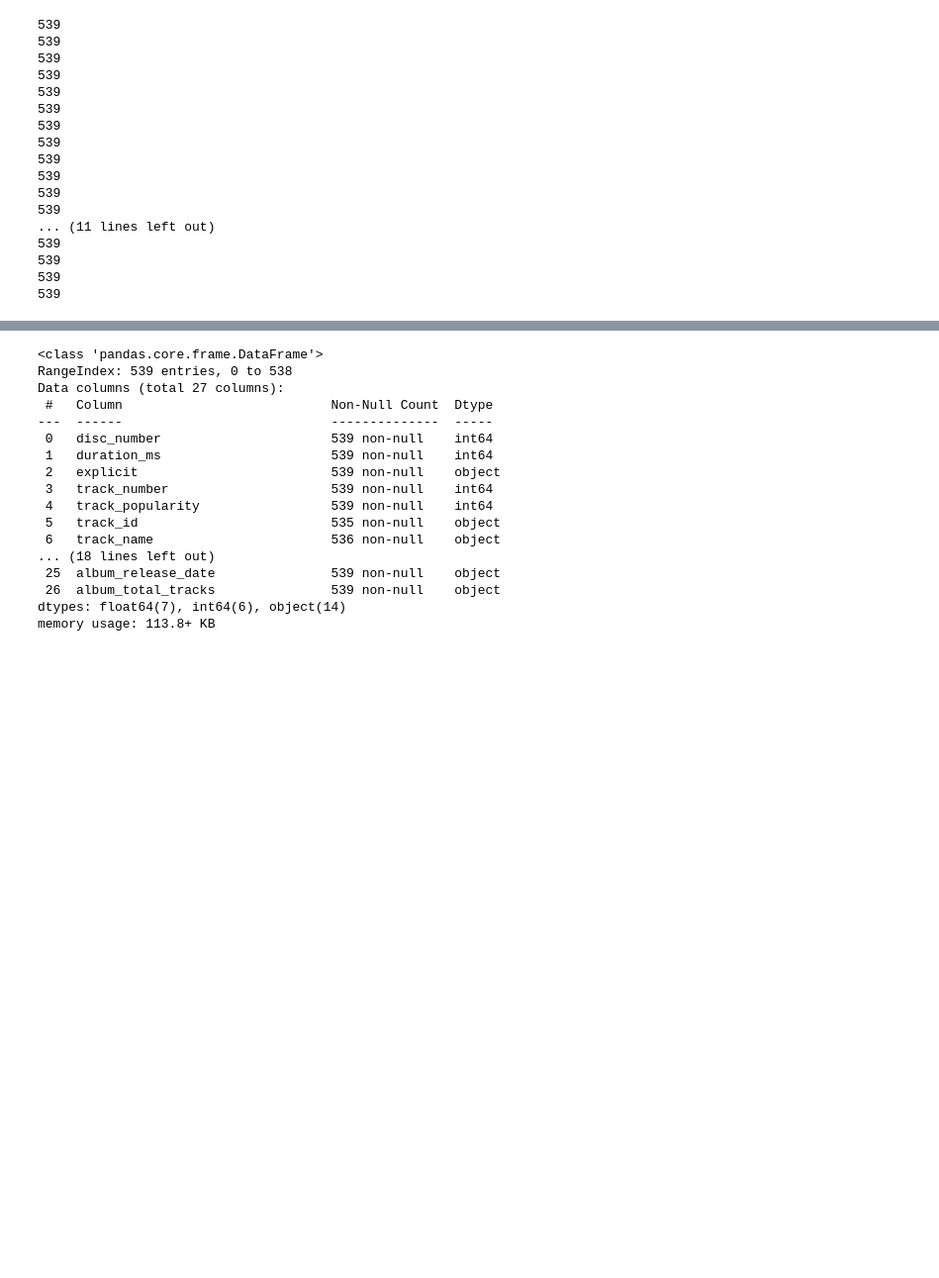
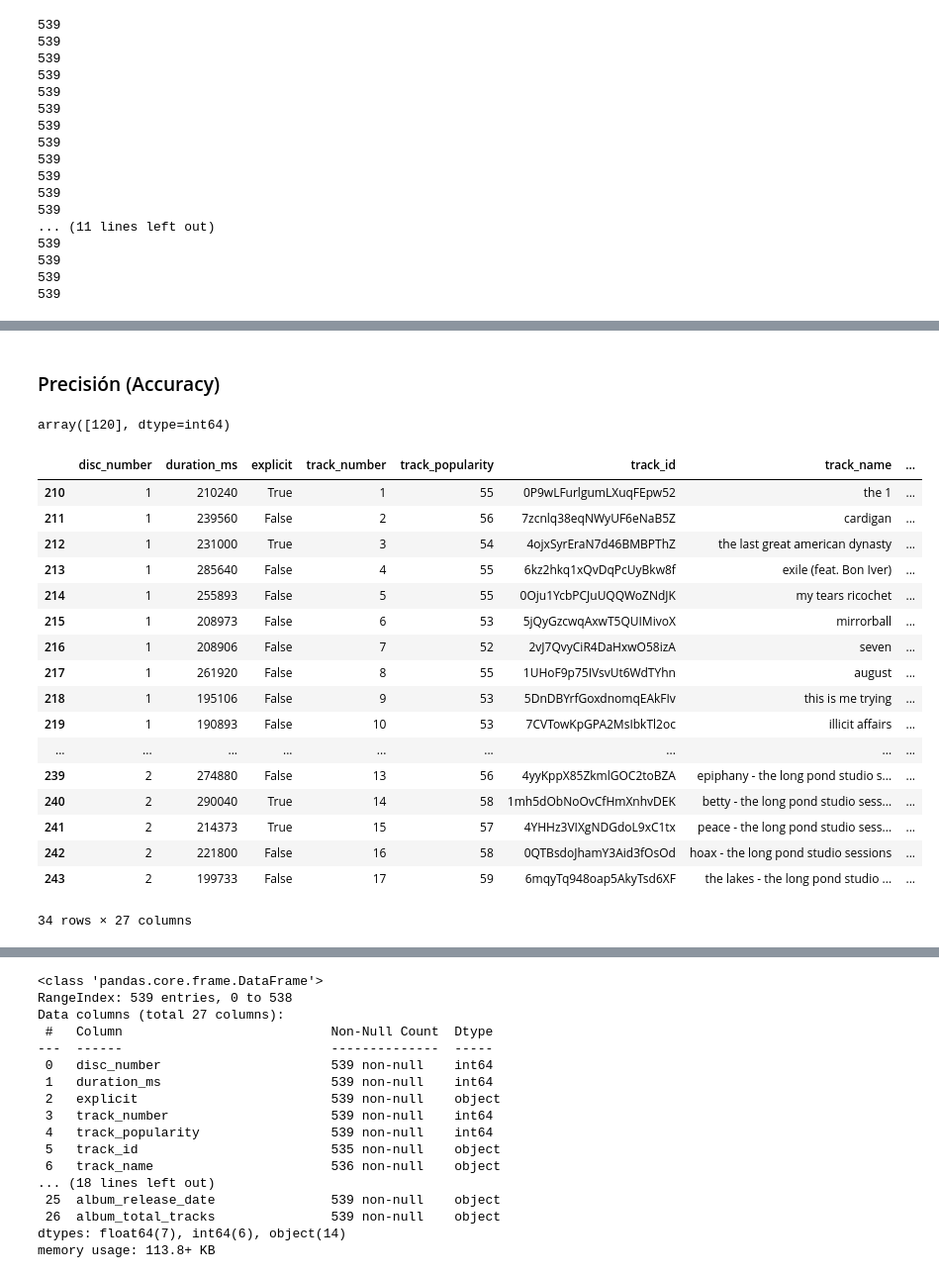
Before and after one commit to oscarmarinoa/Reto_Spotify_API, a Jupyter notebook: script 2.ipynb, the cells around one changed output, grey strips where cells are left out. Shown at 99% size. Drawn from its saved outputs; the diff is of its cells as text; code cells hidden in the pictures; blank space fills up the shorter version.

```diff
--- a/script 2.ipynb
+++ b/script 2.ipynb
@@ -119,0 +492,27 @@ df[['track_id', 'audio_features.id']]
+# %% [markdown]
+### Precisión (Accuracy)
+# %%
+df['artist_popularity'].unique()
+# %% [output]
+array([120], dtype=int64)
+# %%
+df[df['album_name'] == 'folklore: the long pond studio sessions (from the Disney+ special) [deluxe edition]']
+# %% [output]
+|  | disc_number | duration_ms | explicit | track_number | track_popularity | track_id | track_name | ... |
+| 210 | 1 | 210240 | True | 1 | 55 | 0P9wLFurlgumLXuqFEpw52 | the 1 | ... |
+| 211 | 1 | 239560 | False | 2 | 56 | 7zcnlq38eqNWyUF6eNaB5Z | cardigan | ... |
+| 212 | 1 | 231000 | True | 3 | 54 | 4ojxSyrEraN7d46BMBPThZ | the last great american dynasty | ... |
+| 213 | 1 | 285640 | False | 4 | 55 | 6kz2hkq1xQvDqPcUyBkw8f | exile (feat. Bon Iver) | ... |
+| 214 | 1 | 255893 | False | 5 | 55 | 0Oju1YcbPCJuUQQWoZNdJK | my tears ricochet | ... |
+| 215 | 1 | 208973 | False | 6 | 53 | 5jQyGzcwqAxwT5QUIMivoX | mirrorball | ... |
+| 216 | 1 | 208906 | False | 7 | 52 | 2vJ7QvyCiR4DaHxwO58izA | seven | ... |
+| 217 | 1 | 261920 | False | 8 | 55 | 1UHoF9p75IVsvUt6WdTYhn | august | ... |
+| 218 | 1 | 195106 | False | 9 | 53 | 5DnDBYrfGoxdnomqEAkFIv | this is me trying | ... |
+| 219 | 1 | 190893 | False | 10 | 53 | 7CVTowKpGPA2MsIbkTl2oc | illicit affairs | ... |
+| ... | ... | ... | ... | ... | ... | ... | ... | ... |
+| 239 | 2 | 274880 | False | 13 | 56 | 4yyKppX85ZkmlGOC2toBZA | epiphany - the long pond studio s... | ... |
+| 240 | 2 | 290040 | True | 14 | 58 | 1mh5dObNoOvCfHmXnhvDEK | betty - the long pond studio sess... | ... |
+| 241 | 2 | 214373 | True | 15 | 57 | 4YHHz3VIXgNDGdoL9xC1tx | peace - the long pond studio sess... | ... |
+| 242 | 2 | 221800 | False | 16 | 58 | 0QTBsdoJhamY3Aid3fOsOd | hoax - the long pond studio sessions | ... |
+| 243 | 2 | 199733 | False | 17 | 59 | 6mqyTq948oap5AkyTsd6XF | the lakes - the long pond studio ... | ... |
+34 rows × 27 columns
```
Also changed, not shown: parts of 38 cells of this notebook, 1 other file.
